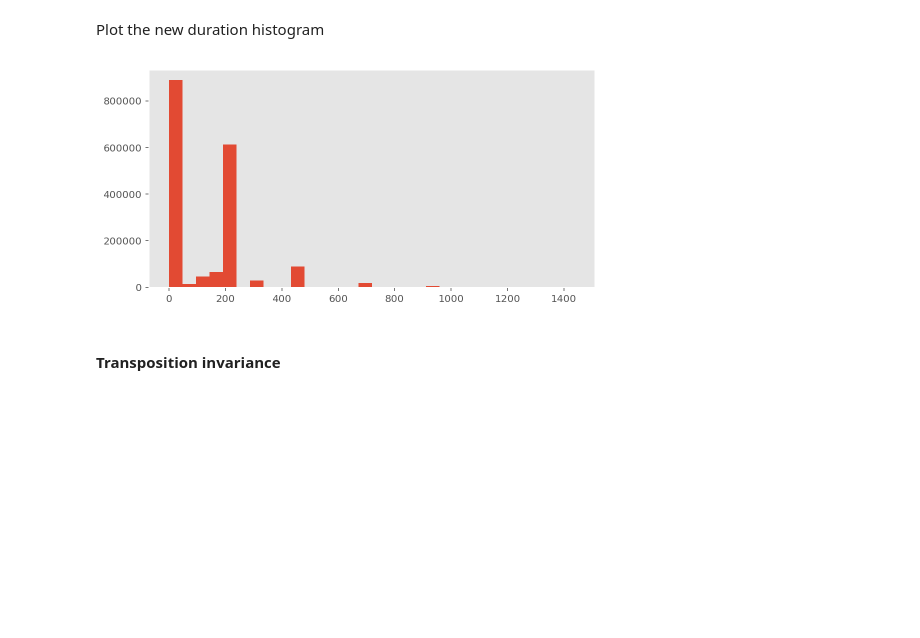
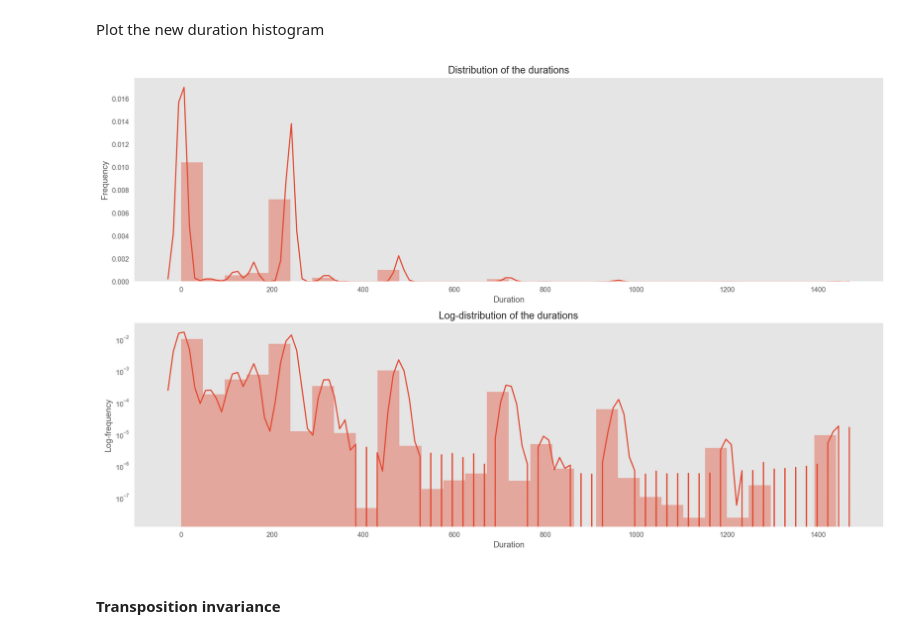
Before and after one commit to SSappy/ANN-Project-1, a Jupyter notebook: miniproject2.ipynb, the cells around one changed output. Drawn from its saved outputs; the diff is of its cells as text; code cells hidden in the pictures; blank space fills up the shorter version.

```diff
--- a/miniproject2.ipynb
+++ b/miniproject2.ipynb
@@ -333,7 +374,3 @@ def transform_duration_sequence(seq):
     for x in seq:
         res.append(durations.index(x))
     return res
-# %%
-for label in dataset.keys():
-    dataset[label]['P'] = transform_pitch_sequence(dataset[label]['P'])
-    dataset[label]['T'] = transform_duration_sequence(dataset[label]['T'])
@@ -442,14 +516,30 @@ By using the threshlod 1440, we have removed  0.0 % of the melodies of the datas
 # %% [markdown]
 Plot the new duration histogram
 # %%
-pitches=[]
-duration=[]
+filter_pitch=[]
+filter_duration=[]
 for label in list(dataset.keys()):
-    duration.extend(dataset[label]['T'])
-    pitches.extend(dataset[label]['P'])
-plt.hist(duration, bins=30)
-plt.show()
+    filter_duration.extend(dataset[label]['T'])
+    filter_pitch.extend(dataset[label]['P'])
+#plt.hist(duration, bins=30)
+#plt.show()
-# %% [output]
-[figure, removed]
+# %%
+fig, ax = plt.subplots(2, 1, figsize=(16,10))
+#fig, ax = plt.subplots()
+sns.distplot(filter_duration, bins=30, ax=ax[0])
+ax[0].set_title('Distribution of the durations')
+ax[0].set_ylabel('Frequency')
+ax[0].set_xlabel('Duration')
+
+sns.distplot(filter_duration, bins=30, hist_kws={'log':True}, ax=ax[1])
+ax[1].set_title('Log-distribution of the durations')
+ax[1].set_ylabel('Log-frequency')
+ax[1].set_xlabel('Duration')
+
+plt.tight_layout()
+
+plt.show()
+# %% [output]
+[figure, added]
 # %% [markdown]
 #### Transposition invariance
```
Also changed, not shown: parts of 46 cells of this notebook.
